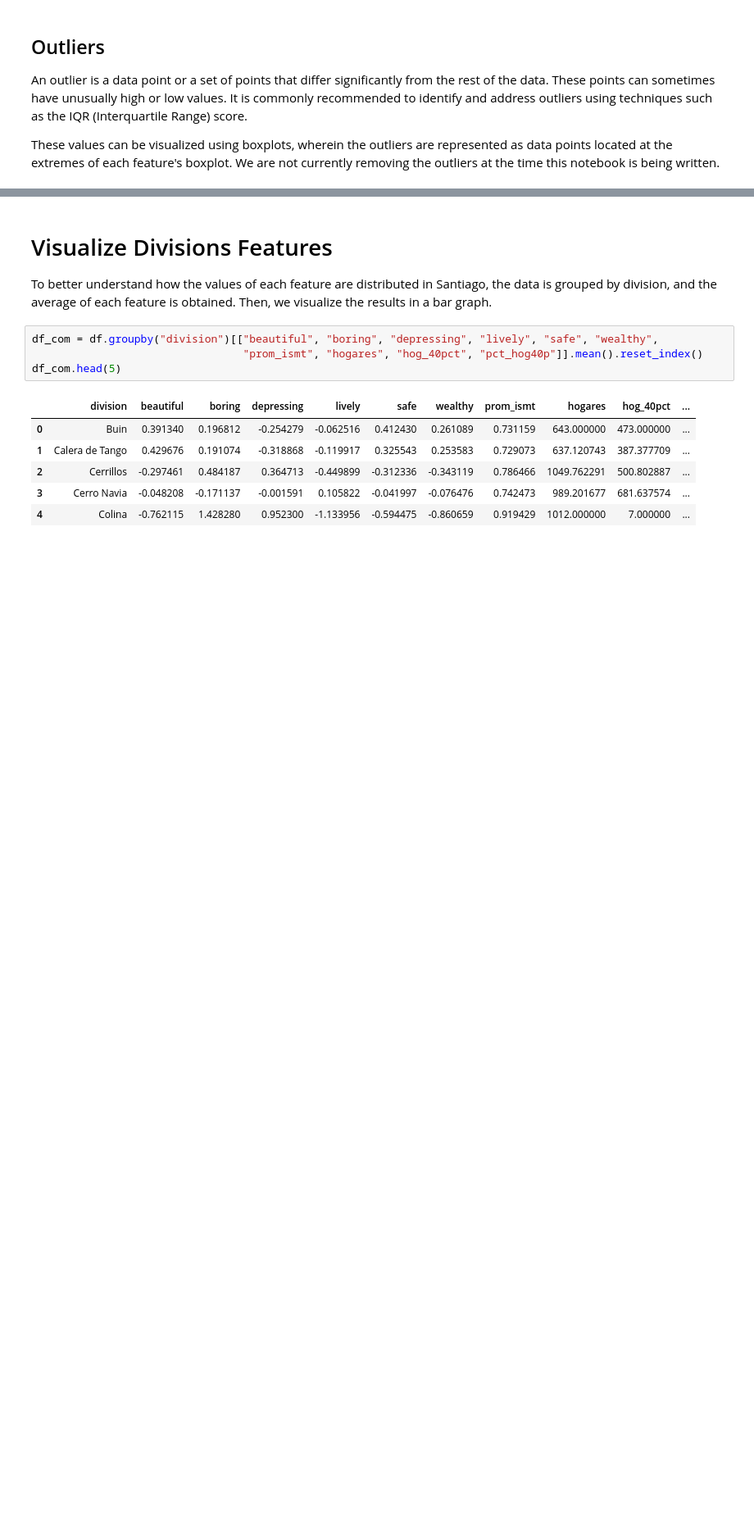
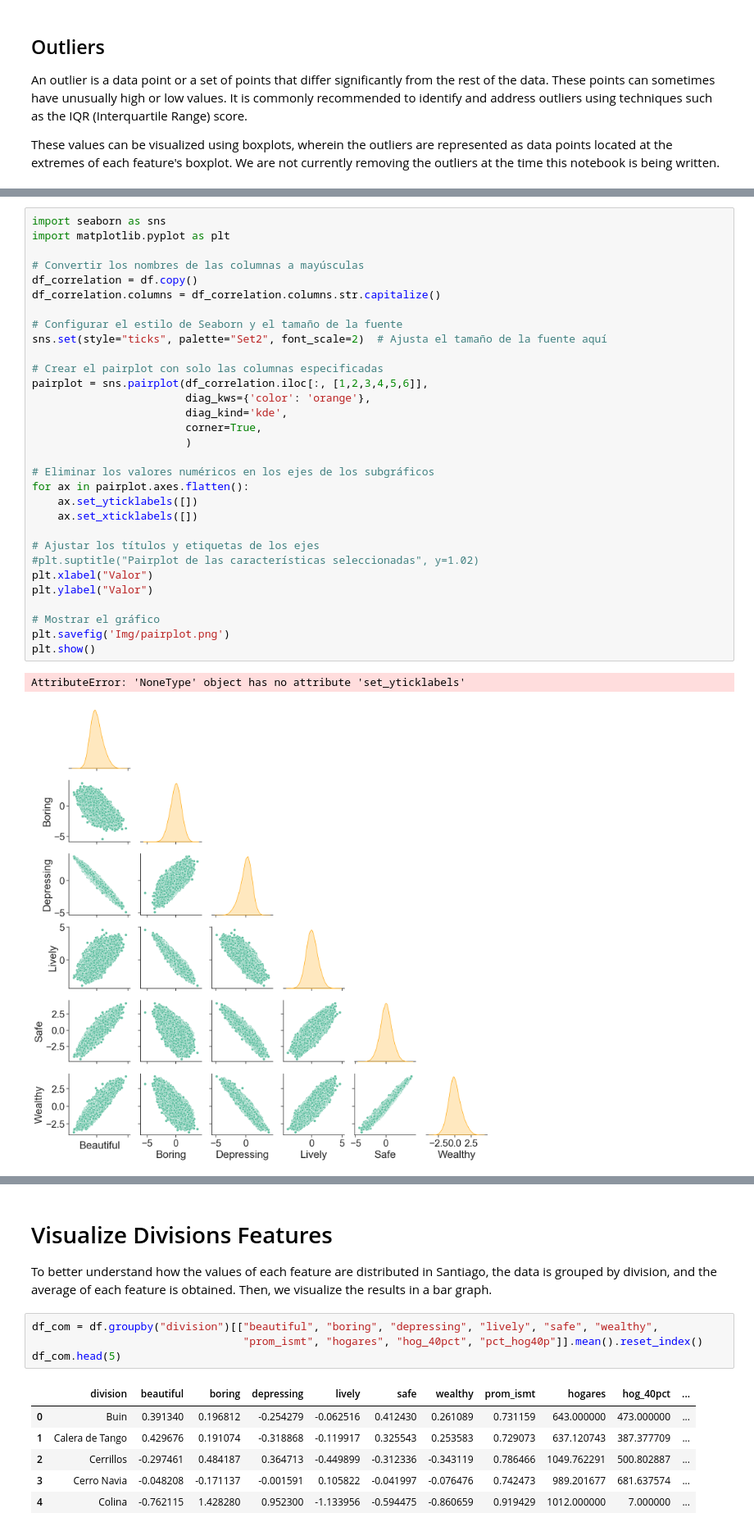
Before and after one commit to MaxOjeda/GNN-Socioeconomic-Prediction, a Jupyter notebook: Exploratory_Data_Analysis.ipynb, the cells around one changed output, grey strips where cells are left out. Shown at 82% size. Drawn from its saved outputs; the diff is of its cells as text; blank space fills up the shorter version.

```diff
--- a/Exploratory_Data_Analysis.ipynb
+++ b/Exploratory_Data_Analysis.ipynb
@@ -78,2 +96,36 @@ These values can be visualized using boxplots, wherein the outliers are represen
+# %%
+import seaborn as sns
+import matplotlib.pyplot as plt
+
+# Convertir los nombres de las columnas a mayúsculas
+df_correlation = df.copy()
+df_correlation.columns = df_correlation.columns.str.capitalize()
+
+# Configurar el estilo de Seaborn y el tamaño de la fuente
+sns.set(style="ticks", palette="Set2", font_scale=2)  # Ajusta el tamaño de la fuente aquí
+
+# Crear el pairplot con solo las columnas especificadas
+pairplot = sns.pairplot(df_correlation.iloc[:, [1,2,3,4,5,6]],
+                        diag_kws={'color': 'orange'},
+                        diag_kind='kde',
+                        corner=True,
+                        )
+
+# Eliminar los valores numéricos en los ejes de los subgráficos
+for ax in pairplot.axes.flatten():
+    ax.set_yticklabels([])
+    ax.set_xticklabels([])
+
+# Ajustar los títulos y etiquetas de los ejes
+#plt.suptitle("Pairplot de las características seleccionadas", y=1.02)
+plt.xlabel("Valor")
+plt.ylabel("Valor")
+
+# Mostrar el gráfico
+plt.savefig('Img/pairplot.png')
+plt.show()
+# %% [output]
+AttributeError: 'NoneType' object has no attribute 'set_yticklabels'
+[figure, added]
 # %%
 plt.figure(figsize=(9,5))
```
Also changed, not shown: parts of 18 cells of this notebook, 14 other files.
